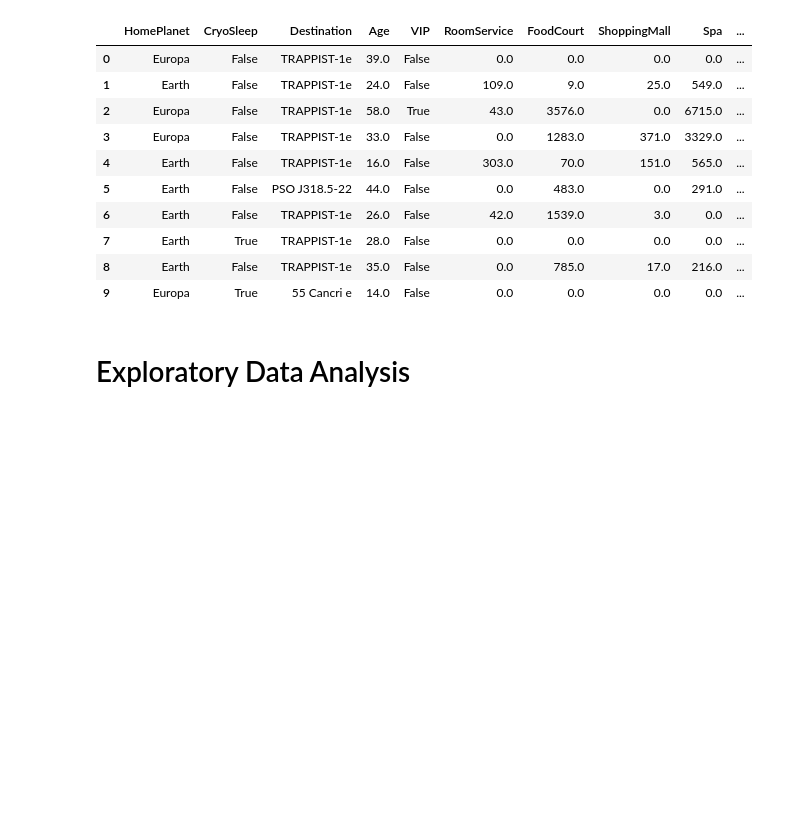
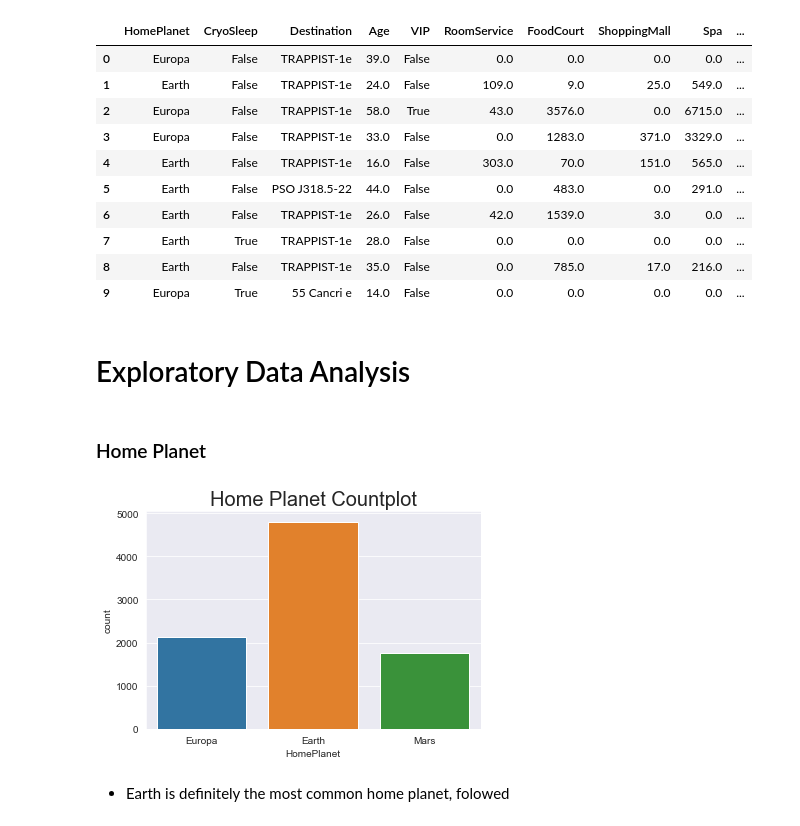
Before and after one commit to macedoti13/Spaceship-Titanic, a Jupyter notebook: Spaceship_survivors_prediction.ipynb, the cells around one changed output. Saved outputs shown, nothing was run; the diff lists cells and outputs as text; code cells hidden in the pictures; blank space fills up the shorter version.

```diff
--- a/Spaceship_survivors_prediction.ipynb
+++ b/Spaceship_survivors_prediction.ipynb
@@ -30,6 +30,8 @@ from sklearn.model_selection import cross_val_score, GridSearchCV, train_test_sp
 from sklearn.preprocessing import StandardScaler, normalize
 import re
 from xgboost import XGBClassifier
+
+sns.set_style('darkgrid')
 # %% [markdown]
 ### Reading Data
 # %%
@@ -290,3 +292,13 @@ df_train.head(10)
 | 9 | Europa | True | 55 Cancri e | 14.0 | False | 0.0 | 0.0 | 0.0 | 0.0 | ... |
 # %% [markdown]
 # Exploratory Data Analysis
+# %% [markdown]
+### Home Planet
+# %%
+sns.countplot(x='HomePlanet', data=df_train)
+plt.title('Home Planet Countplot', size=20)
+plt.show()
+# %% [output]
+[figure, added]
+# %% [markdown]
+- Earth is definitely the most common home planet, folowed
```
